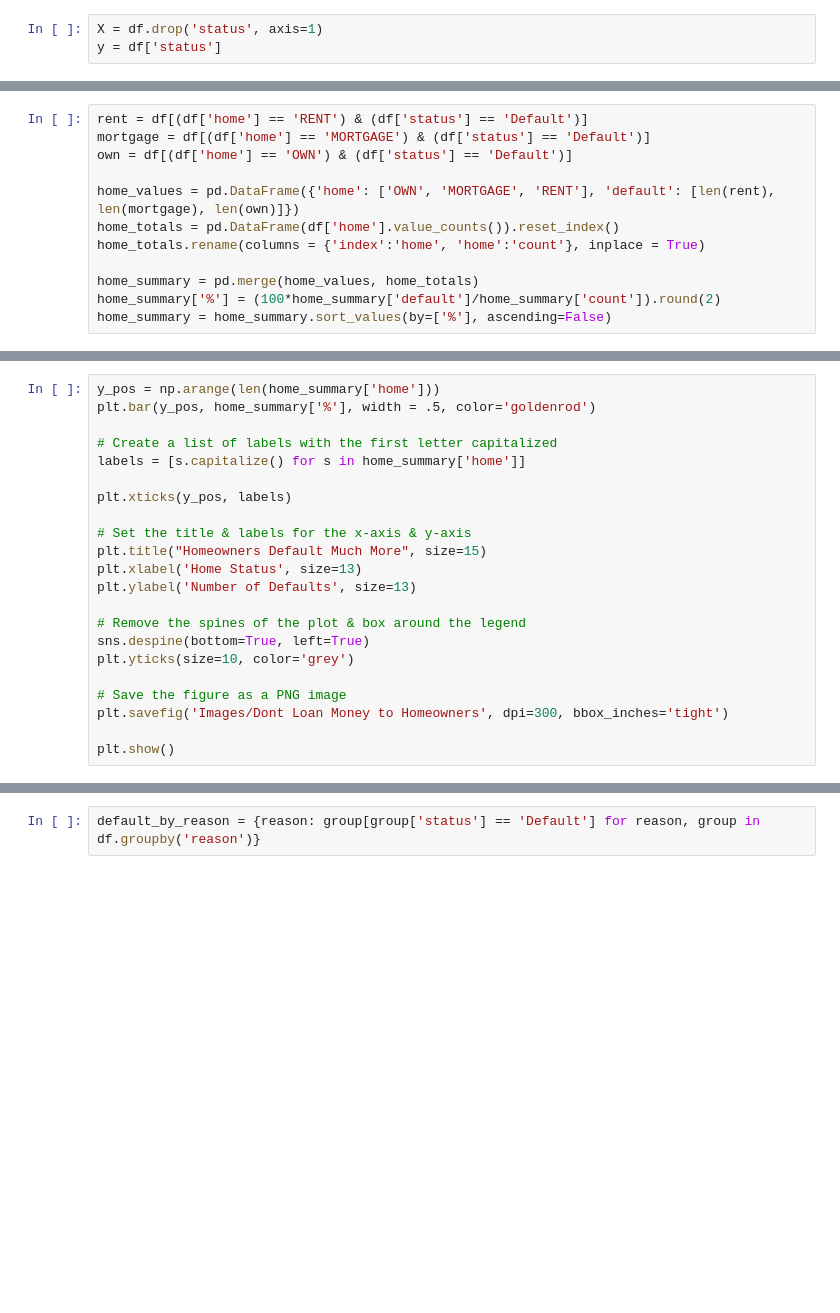
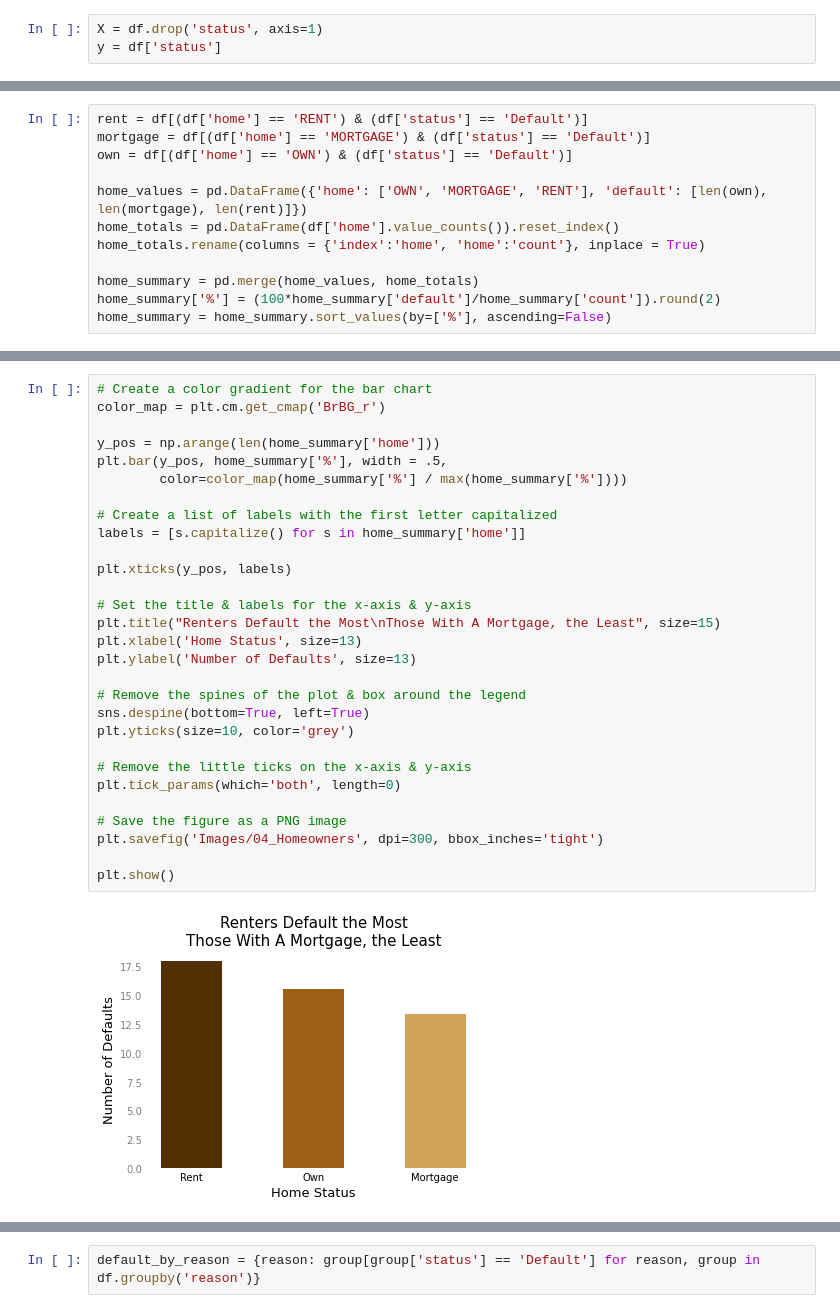
Before and after one commit to marleyberries/Springboard-Main, a Jupyter notebook: Capstone Loan Default Prediction/02_Loan Default - EDA.ipynb, the cells around one changed output, grey strips where cells are left out. Saved outputs shown, nothing was run; the diff lists cells and outputs as text; blank space fills up the shorter version.

```diff
--- a/Capstone Loan Default Prediction/02_Loan Default - EDA.ipynb
+++ b/Capstone Loan Default Prediction/02_Loan Default - EDA.ipynb
@@ -309,7 +238,7 @@ rent = df[(df['home'] == 'RENT') & (df['status'] == 'Default')]
 mortgage = df[(df['home'] == 'MORTGAGE') & (df['status'] == 'Default')]
 own = df[(df['home'] == 'OWN') & (df['status'] == 'Default')]
 
-home_values = pd.DataFrame({'home': ['OWN', 'MORTGAGE', 'RENT'], 'default': [len(rent), len(mortgage), len(own)]})
+home_values = pd.DataFrame({'home': ['OWN', 'MORTGAGE', 'RENT'], 'default': [len(own), len(mortgage), len(rent)]})
 home_totals = pd.DataFrame(df['home'].value_counts()).reset_index()
 home_totals.rename(columns = {'index':'home', 'home':'count'}, inplace = True)
 
@@ -321,23 +255,32 @@ home_summary
 # %%
+# Create a color gradient for the bar chart
+color_map = plt.cm.get_cmap('BrBG_r')
+
 y_pos = np.arange(len(home_summary['home']))
-plt.bar(y_pos, home_summary['%'], width = .5, color='goldenrod')
+plt.bar(y_pos, home_summary['%'], width = .5,
+        color=color_map(home_summary['%'] / max(home_summary['%'])))
 
 # Create a list of labels with the first letter capitalized
 labels = [s.capitalize() for s in home_summary['home']]
 
 plt.xticks(y_pos, labels)
 
 # Set the title & labels for the x-axis & y-axis
-plt.title("Homeowners Default Much More", size=15)
+plt.title("Renters Default the Most\nThose With A Mortgage, the Least", size=15)
 plt.xlabel('Home Status', size=13)
 plt.ylabel('Number of Defaults', size=13)
 
 # Remove the spines of the plot & box around the legend
 sns.despine(bottom=True, left=True)
 plt.yticks(size=10, color='grey')
 
+# Remove the little ticks on the x-axis & y-axis
+plt.tick_params(which='both', length=0)
+
 # Save the figure as a PNG image
-plt.savefig('Images/Dont Loan Money to Homeowners', dpi=300, bbox_inches='tight')
+plt.savefig('Images/04_Homeowners', dpi=300, bbox_inches='tight')
 
 plt.show()
+# %% [output]
+[figure, added]
 # %% [markdown]
```
Also changed, not shown: parts of 56 cells of this notebook.
